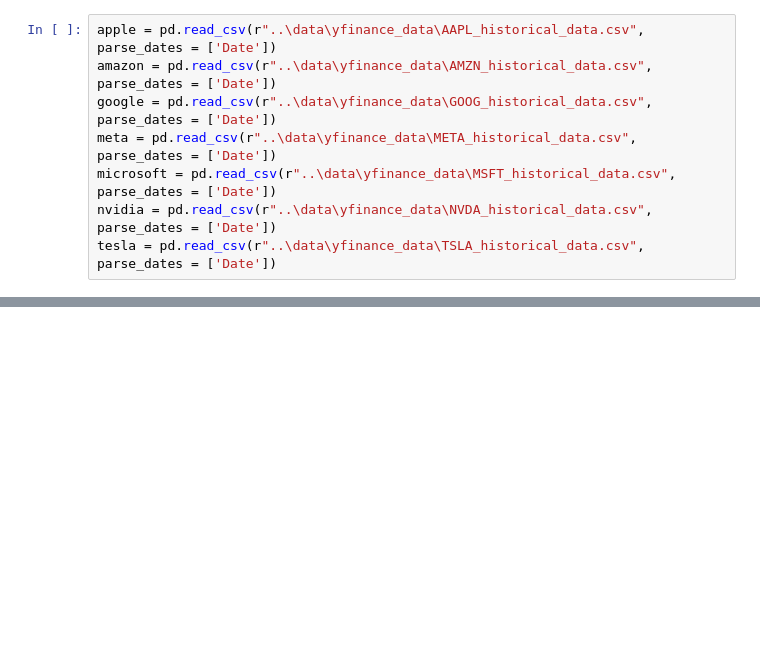
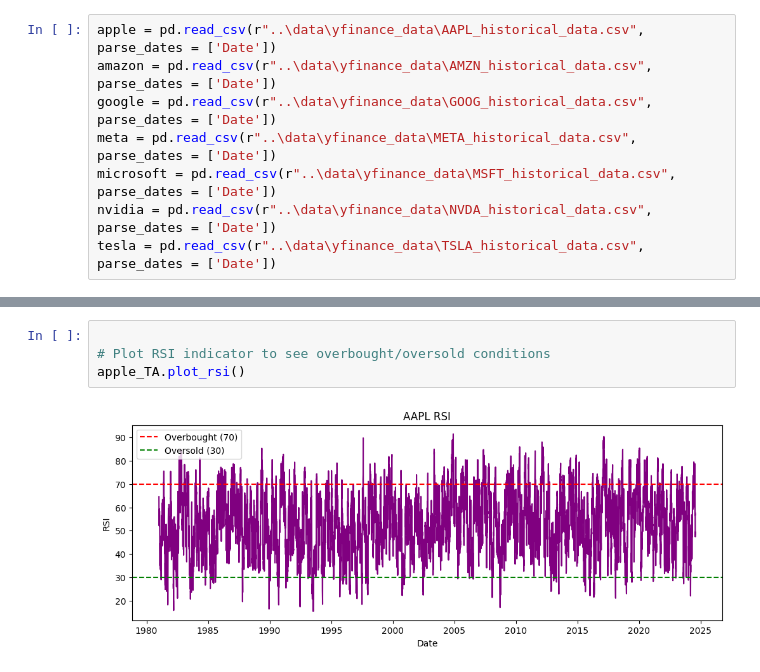
Before and after one commit to AmhaBK/stock-price-sentiment-analysis, a Jupyter notebook: notebooks/fin_data.ipynb, the cells around one changed output, grey strips where cells are left out. Drawn from its saved outputs; the diff is of its cells as text; blank space fills up the shorter version.

```diff
--- a/notebooks/fin_data.ipynb
+++ b/notebooks/fin_data.ipynb
@@ -34,0 +319,6 @@ TypeError: StockAnalysis.__init__() got an unexpected keyword argument 'df'
+# %%
+
+# Plot RSI indicator to see overbought/oversold conditions
+apple_TA.plot_rsi()
+# %% [output]
+[figure, added]
```
Also changed, not shown: parts of 59 cells of this notebook, 2 other files.
